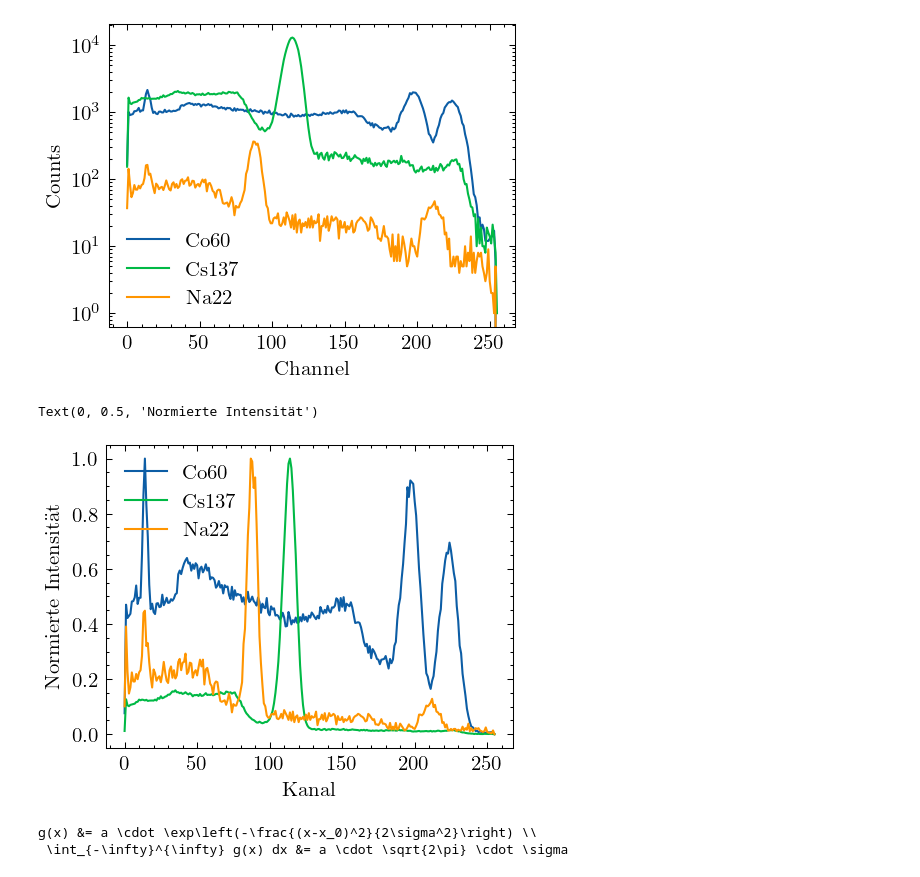
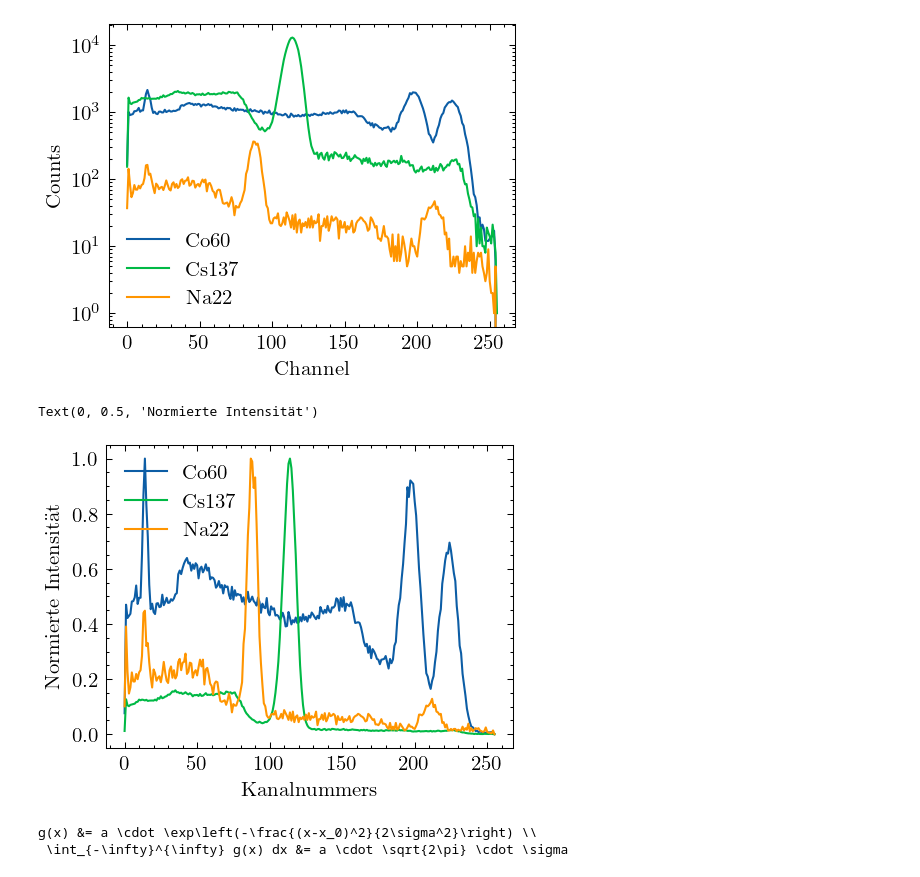
Before and after one commit to emhl/FP1, a Jupyter notebook: Compton.ipynb, the cells around one changed output. Cells and saved outputs as stored; diff of their text form; code cells hidden in the pictures.

```diff
--- a/Compton.ipynb
+++ b/Compton.ipynb
@@ -111,15 +111,15 @@ plt.yscale('log')
 # %%
 plt.figure()
 plt.plot(co60_kalib['channel'], simple_norm(co60_kalib['counts']), label='Co60')
 plt.plot(cs137_kalib['channel'], simple_norm(cs137_kalib['counts']), label='Cs137')
 plt.plot(na22_kalib['channel'], simple_norm(na22_kalib['counts']), label='Na22')
 plt.legend()
 
-plt.xlabel('Kanal')
+plt.xlabel('Kanalnummers')
 plt.ylabel('Normierte Intensität')
 # %% [output]
 Text(0, 0.5, 'Normierte Intensität')
-[figure, old version]
+[figure, new version]
 # %%
 def gauss(x, x0, a, sigma):
     return a*np.exp(-(x-x0)**2/(2*sigma**2))
```
Also changed, not shown: parts of 14 cells of this notebook.
